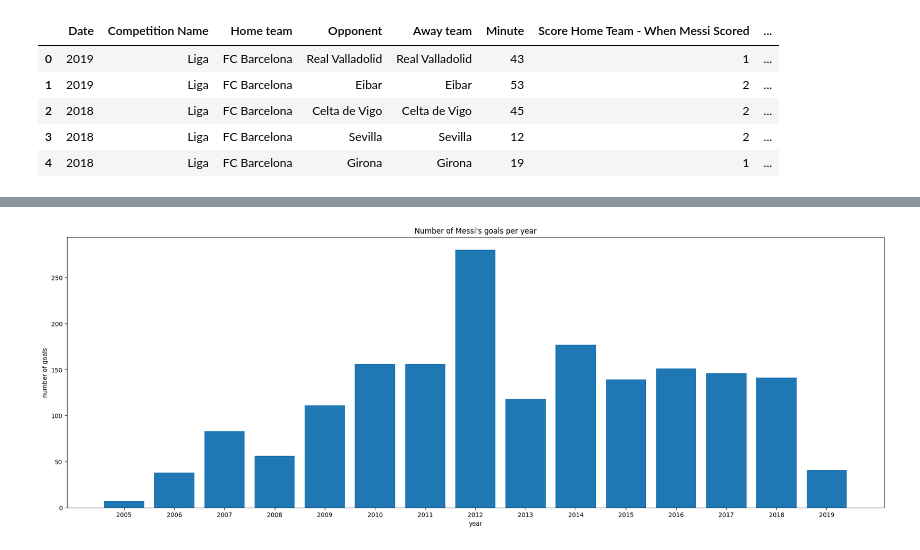
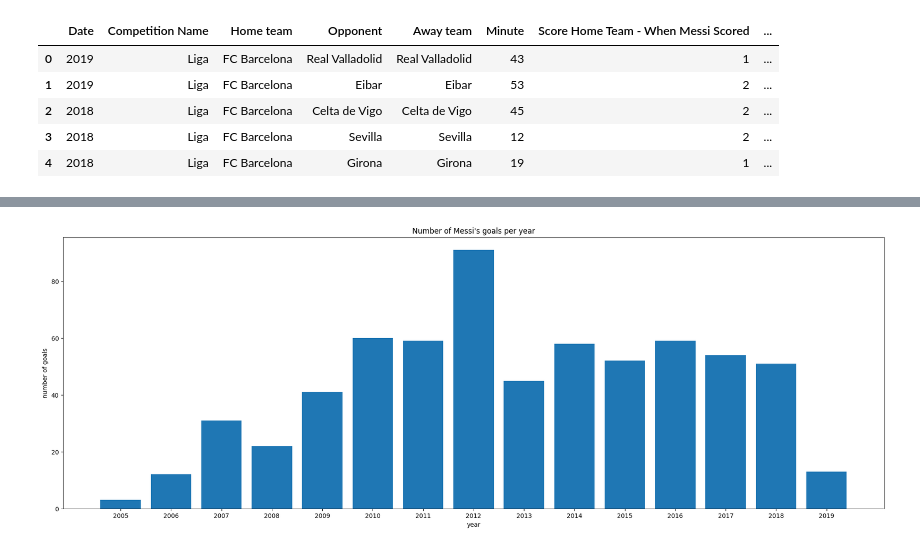
Before and after one commit to MahdiAhmadiKamal/PyLearn7-Data-Science, a Jupyter notebook: PyLearn7-Assignment40/Lionel Messi goals analysis/messi.ipynb, the cells around one changed output, grey strips where cells are left out. Saved outputs shown, nothing was run; the diff lists cells and outputs as text; code cells hidden in the pictures.

```diff
--- a/PyLearn7-Assignment40/Lionel Messi goals analysis/messi.ipynb
+++ b/PyLearn7-Assignment40/Lionel Messi goals analysis/messi.ipynb
@@ -104,6 +104,3 @@ data1.head()
 | 2 | 2018 | Liga | FC Barcelona | Celta de Vigo | Celta de Vigo | 45 | 2 | ... |
 | 3 | 2018 | Liga | FC Barcelona | Sevilla | Sevilla | 12 | 2 | ... |
 | 4 | 2018 | Liga | FC Barcelona | Girona | Girona | 19 | 1 | ... |
-# %%
-# Home + Away Goals
-data1['Goals'] = data['Score Home Team - When Messi Scored'] + data['Score Away Team - When Messi Scored']
@@ -138,0 +107,4 @@ data_goal
+# %%
+df = data1.value_counts(['Date']).reset_index()
+df = df.sort_values(by= 'Date' , ascending=True).reset_index()
+df
@@ -139,10 +128,10 @@ data_goal
 # %%
 plt.figure(figsize=(24, 8))
-plt.bar(data_goal["Date"], data_goal["Goals"])
+plt.bar(df["Date"], df["count"])
 plt.xlabel("year")
 plt.ylabel("number of goals")
 plt.title("Number of Messi's goals per year")
 plt.savefig("output/1.jpg")
 plt.show()
 # %% [output]
-[figure, old version]
+[figure, new version]
```
Also changed, not shown: parts of 9 cells of this notebook, 2 other files.
